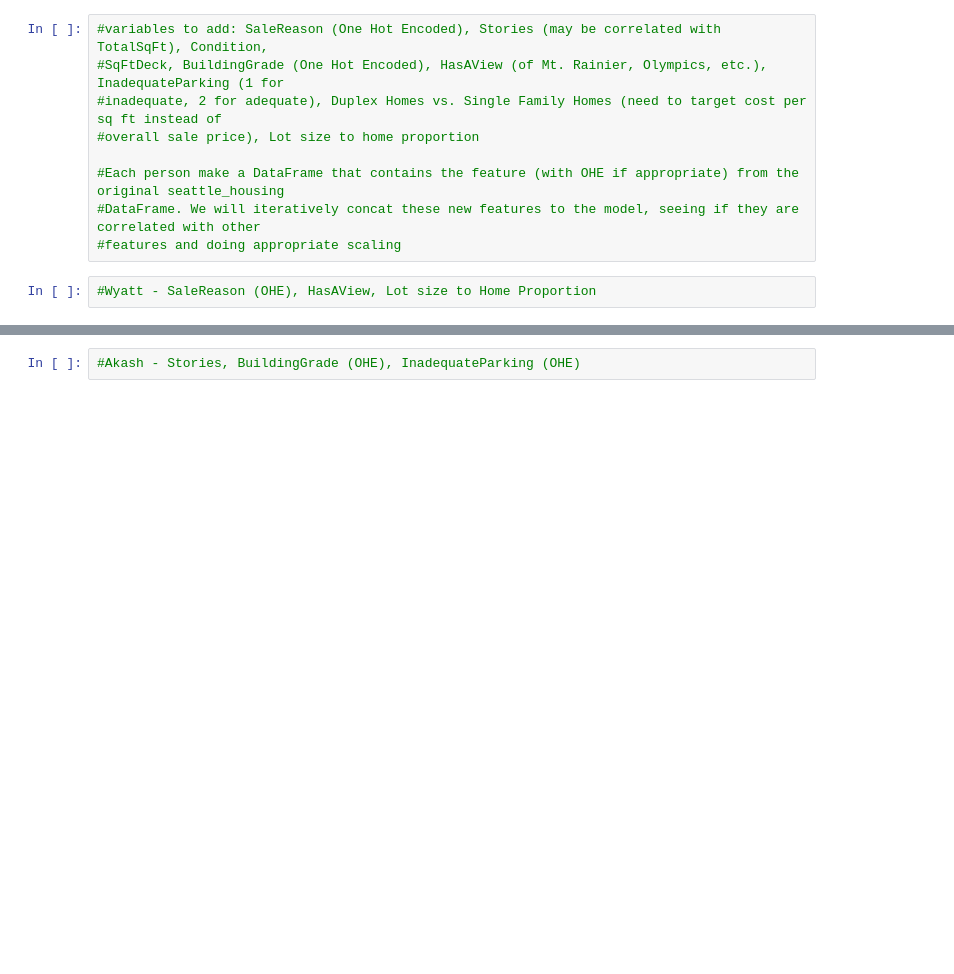
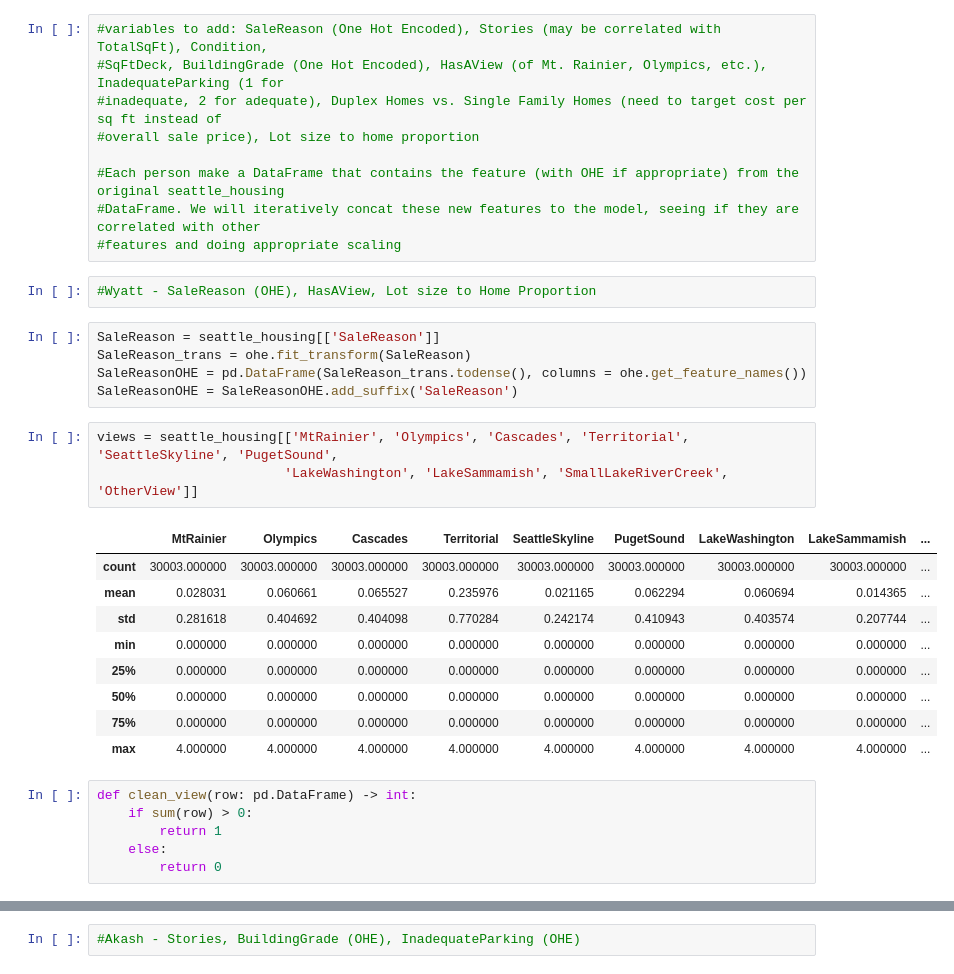
Before and after one commit to wvsharber/seattle_housing_linear_reg, a Jupyter notebook: Seattle_housing_analyses.ipynb, the cells around one changed output, grey strips where cells are left out. Saved outputs shown, nothing was run; the diff lists cells and outputs as text; blank space fills up the shorter version.

```diff
--- a/Seattle_housing_analyses.ipynb
+++ b/Seattle_housing_analyses.ipynb
@@ -517,3 +517,27 @@ Warnings:
 #features and doing appropriate scaling
 # %%
 #Wyatt - SaleReason (OHE), HasAView, Lot size to Home Proportion
+# %%
+SaleReason = seattle_housing[['SaleReason']]
+SaleReason_trans = ohe.fit_transform(SaleReason)
+SaleReasonOHE = pd.DataFrame(SaleReason_trans.todense(), columns = ohe.get_feature_names())
+SaleReasonOHE = SaleReasonOHE.add_suffix('SaleReason')
+# %%
+views = seattle_housing[['MtRainier', 'Olympics', 'Cascades', 'Territorial', 'SeattleSkyline', 'PugetSound',
+                        'LakeWashington', 'LakeSammamish', 'SmallLakeRiverCreek', 'OtherView']]
+# %% [output]
+|  | MtRainier | Olympics | Cascades | Territorial | SeattleSkyline | PugetSound | LakeWashington | LakeSammamish | ... |
+| count | 30003.000000 | 30003.000000 | 30003.000000 | 30003.000000 | 30003.000000 | 30003.000000 | 30003.000000 | 30003.000000 | ... |
+| mean | 0.028031 | 0.060661 | 0.065527 | 0.235976 | 0.021165 | 0.062294 | 0.060694 | 0.014365 | ... |
+| std | 0.281618 | 0.404692 | 0.404098 | 0.770284 | 0.242174 | 0.410943 | 0.403574 | 0.207744 | ... |
+| min | 0.000000 | 0.000000 | 0.000000 | 0.000000 | 0.000000 | 0.000000 | 0.000000 | 0.000000 | ... |
+| 25% | 0.000000 | 0.000000 | 0.000000 | 0.000000 | 0.000000 | 0.000000 | 0.000000 | 0.000000 | ... |
+| 50% | 0.000000 | 0.000000 | 0.000000 | 0.000000 | 0.000000 | 0.000000 | 0.000000 | 0.000000 | ... |
+| 75% | 0.000000 | 0.000000 | 0.000000 | 0.000000 | 0.000000 | 0.000000 | 0.000000 | 0.000000 | ... |
+| max | 4.000000 | 4.000000 | 4.000000 | 4.000000 | 4.000000 | 4.000000 | 4.000000 | 4.000000 | ... |
+# %%
+def clean_view(row: pd.DataFrame) -> int:
+    if sum(row) > 0:
+        return 1
+    else:
+        return 0
```
Also changed, not shown: parts of 5 cells of this notebook.
